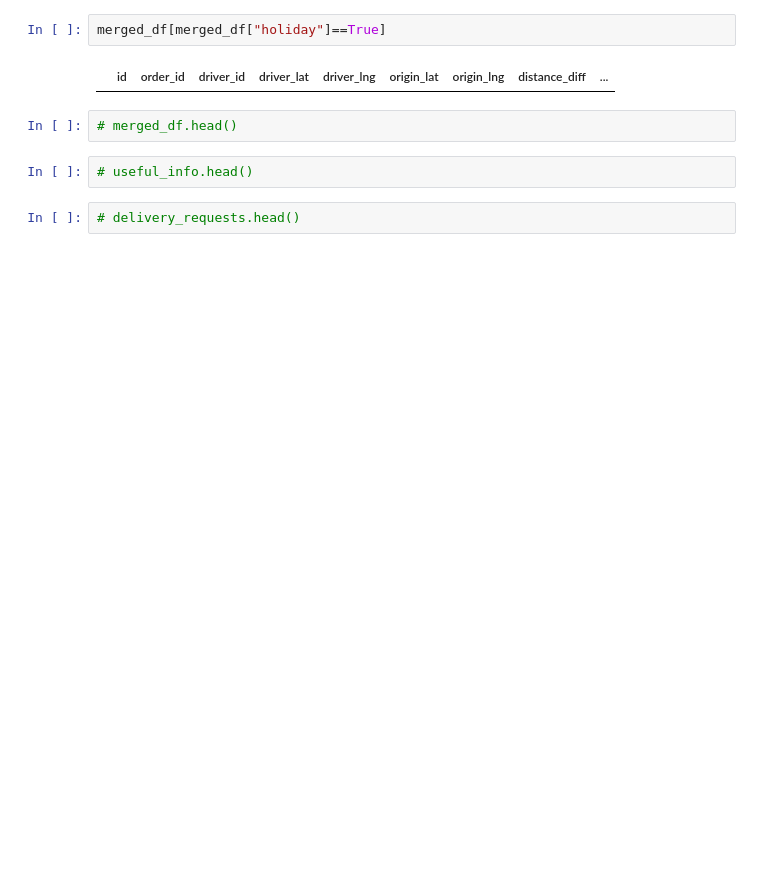
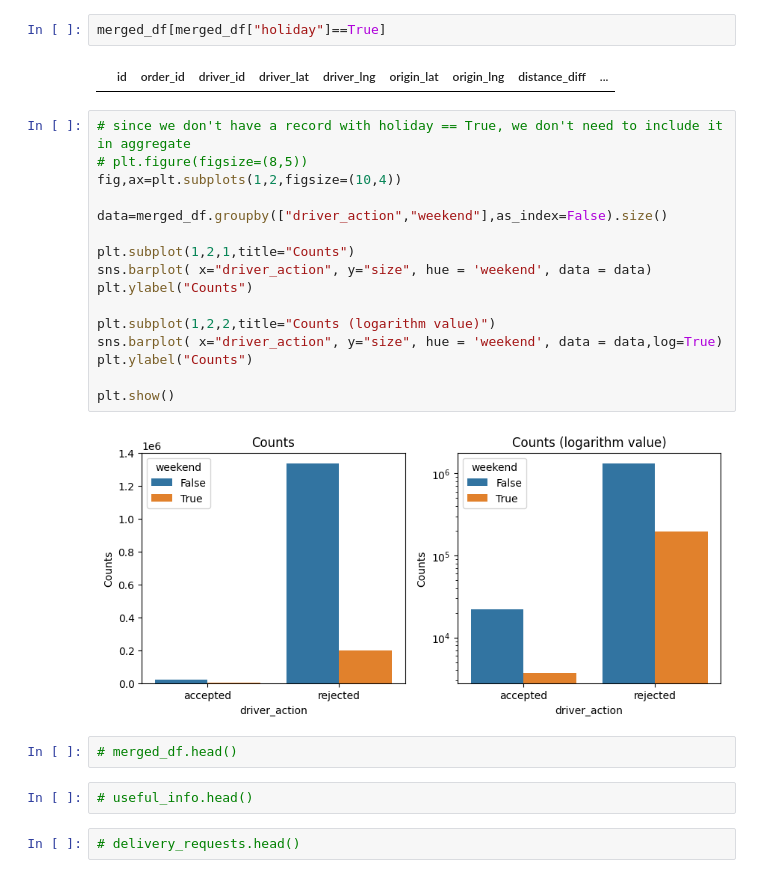
Before and after one commit to Nathnael12/Causal-Inference, a Jupyter notebook: notebooks/delivery_request_EDA.ipynb, the cells around one changed output. Drawn from its saved outputs; the diff is of its cells as text; blank space fills up the shorter version.

```diff
--- a/notebooks/delivery_request_EDA.ipynb
+++ b/notebooks/delivery_request_EDA.ipynb
@@ -195,6 +195,24 @@ merged_df.groupby(["driver_action","holiday","weekend"],as_index=False).size()#a
 merged_df[merged_df["holiday"]==True]
 # %% [output]
 |  | id | order_id | driver_id | driver_lat | driver_lng | origin_lat | origin_lng | distance_diff | ... |
+# %%
+# since we don't have a record with holiday == True, we don't need to include it in aggregate
+# plt.figure(figsize=(8,5))
+fig,ax=plt.subplots(1,2,figsize=(10,4))
+
+data=merged_df.groupby(["driver_action","weekend"],as_index=False).size()
+
+plt.subplot(1,2,1,title="Counts")
+sns.barplot( x="driver_action", y="size", hue = 'weekend', data = data)
+plt.ylabel("Counts")
+
+plt.subplot(1,2,2,title="Counts (logarithm value)")
+sns.barplot( x="driver_action", y="size", hue = 'weekend', data = data,log=True)
+plt.ylabel("Counts")
+
+plt.show()
+# %% [output]
+[figure, added]
 # %%
 # merged_df.head()
 # %%
```
Also changed, not shown: parts of 1 cell of this notebook.
